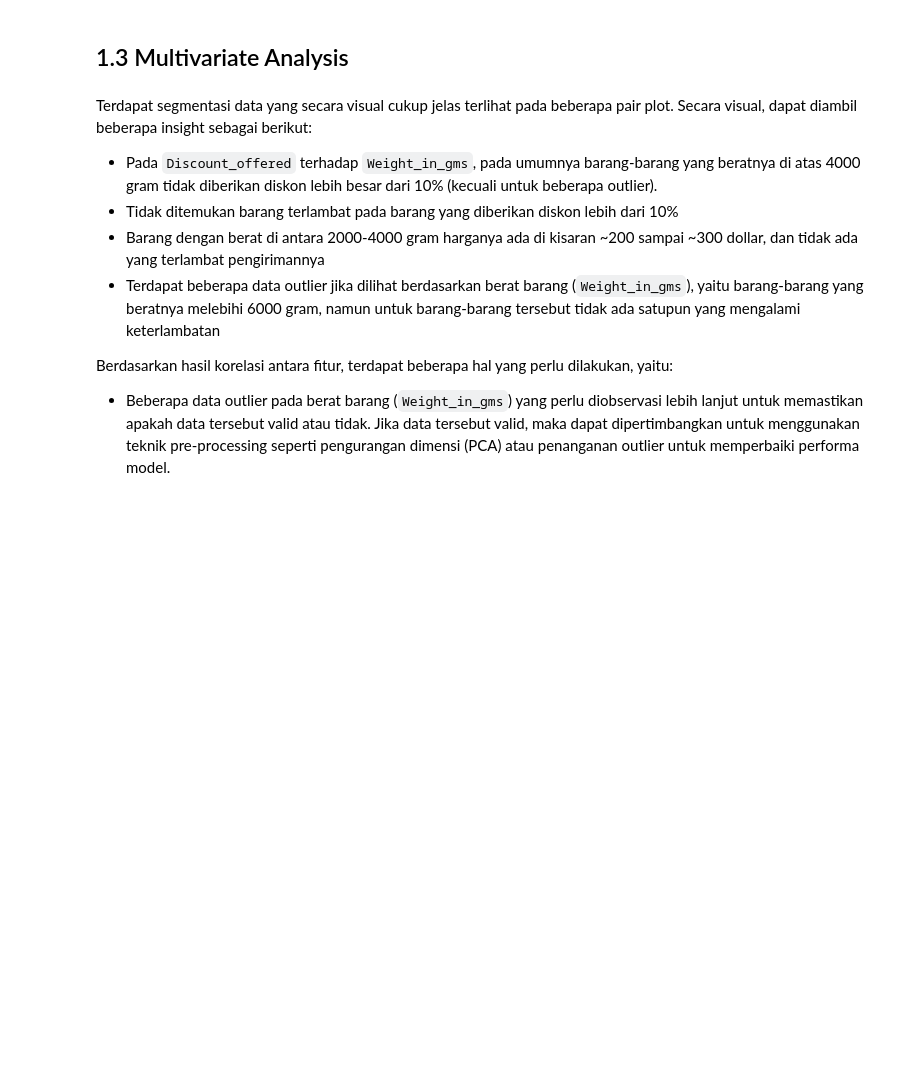
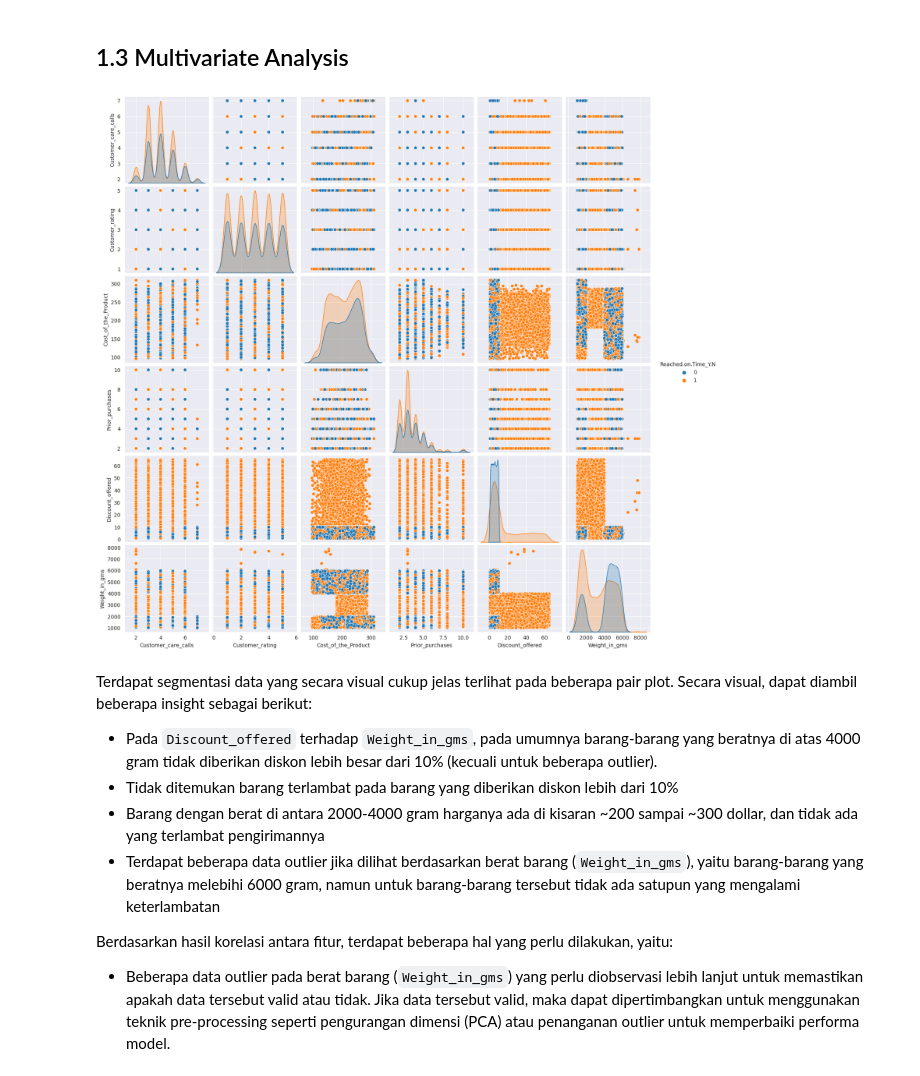
Before and after one commit to uniainiyah/ecommerce-ds, a Jupyter notebook: Final_Project_DS_Rakamin_Batch_31_Kelompok_4_(Cobra).ipynb, the cells around one changed output. Cells and saved outputs as stored; diff of their text form; code cells hidden in the pictures; blank space fills up the shorter version.

```diff
--- a/Final_Project_DS_Rakamin_Batch_31_Kelompok_4_(Cobra).ipynb
+++ b/Final_Project_DS_Rakamin_Batch_31_Kelompok_4_(Cobra).ipynb
@@ -214,9 +214,11 @@ Insight Histogram Fitur Kategorikal:
 # %%
 # ONLY UNCOMMENT AND RUN THIS CELL IF NECESSARY TO SHOW PAIR PLOT. CELL TAKES A LONG TIME TO EXECUTE
 
-# # create pairplot for all numerical features
-# sns.pairplot(df, hue='Reached.on.Time_Y.N')
-# plt.show()
+# create pairplot for all numerical features
+sns.pairplot(df, hue='Reached.on.Time_Y.N')
+plt.show()
+# %% [output]
+[figure, added]
 # %% [markdown]
 Terdapat segmentasi data yang secara visual cukup jelas terlihat pada beberapa pair plot. Secara visual, dapat diambil beberapa insight sebagai berikut:
 - Pada `Discount_offered` terhadap `Weight_in_gms`, pada umumnya barang-barang yang beratnya di atas 4000 gram tidak diberikan diskon lebih besar dari 10% (kecuali untuk beberapa outlier).
```
Also changed, not shown: parts of 14 cells of this notebook.
